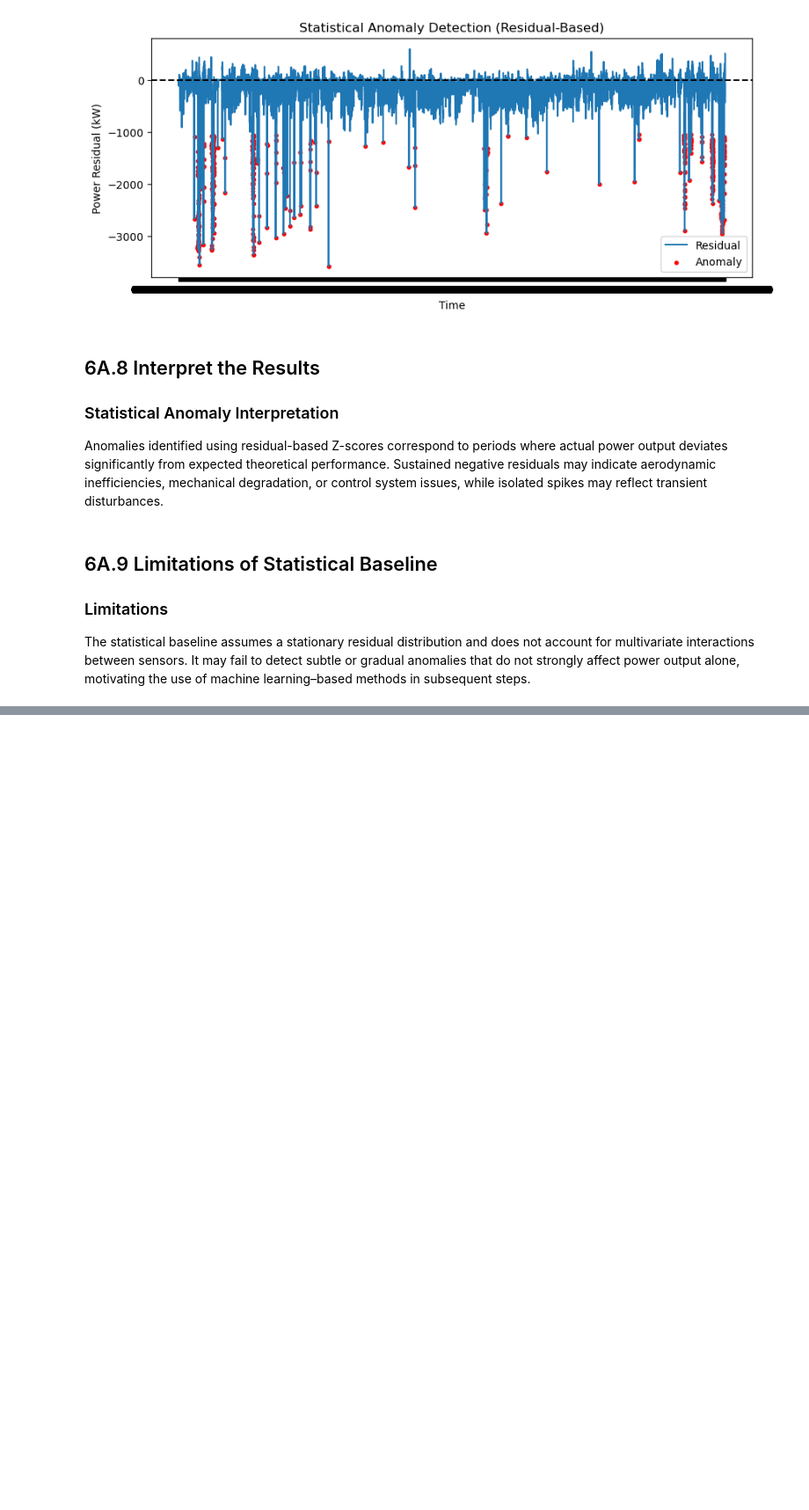
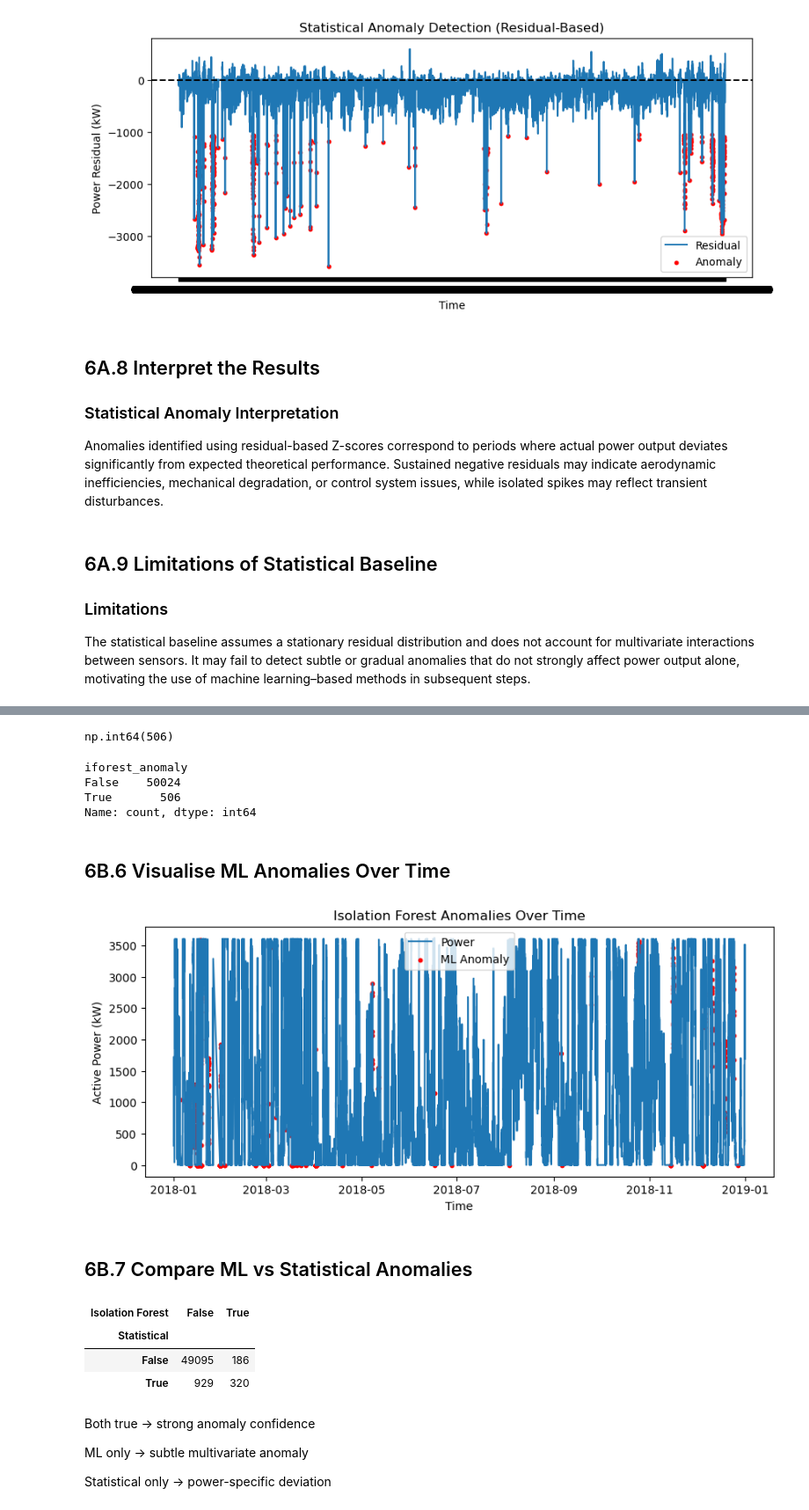
Before and after one commit to Bucci-beep/wind-turbine-scada-anomaly-detection, a Jupyter notebook: notebooks/wind_turbine_scada_eda.ipynb, the cells around one changed output, grey strips where cells are left out. Shown at 88% size. Drawn from its saved outputs; the diff is of its cells as text; code cells hidden in the pictures; blank space fills up the shorter version.

Commit message:
Added an ML-based anomaly detection with agreement analysis.

```diff
--- a/notebooks/wind_turbine_scada_eda.ipynb
+++ b/notebooks/wind_turbine_scada_eda.ipynb
@@ -355,0 +376,5 @@ It may fail to detect subtle or gradual anomalies that do not strongly affect po
+# %%
+from sklearn.preprocessing import StandardScaler
+
+scaler = StandardScaler()
+X_scaled = scaler.fit_transform(X)
@@ -355,0 +385,10 @@ It may fail to detect subtle or gradual anomalies that do not strongly affect po
+# %%
+from sklearn.ensemble import IsolationForest
+
+iso_forest = IsolationForest(
+    n_estimators=200,
+    contamination=0.01,      # assume ~1% anomalies
+    random_state=42
+)
+
+iso_forest.fit(X_scaled)
@@ -355,0 +404,41 @@ It may fail to detect subtle or gradual anomalies that do not strongly affect po
+# %%
+df_ml = df_clean.copy()
+
+df_ml["iforest_score"] = iso_forest.decision_function(X_scaled)
+df_ml["iforest_anomaly"] = iso_forest.predict(X_scaled)
+# %%
+# convert to boolean
+df_ml["iforest_anomaly"] = df_ml["iforest_anomaly"] == -1
+# %% [output]
+np.int64(506)
+# %%
+# check counts
+df_ml["iforest_anomaly"].value_counts()
+# %% [output]
+iforest_anomaly
+False    50024
+True       506
+Name: count, dtype: int64
+# %% [markdown]
+## 6B.6 Visualise ML Anomalies Over Time
+# %%
+plt.figure(figsize=(10, 4))
+plt.plot(df_ml["Date/Time"], df_ml["LV ActivePower (kW)"], label="Power")
+
+plt.scatter(
+    df_ml.loc[df_ml["iforest_anomaly"], "Date/Time"],
+    df_ml.loc[df_ml["iforest_anomaly"], "LV ActivePower (kW)"],
+    color="red",
+    s=10,
+    label="ML Anomaly"
+)
+
+plt.title("Isolation Forest Anomalies Over Time")
+plt.xlabel("Time")
+plt.ylabel("Active Power (kW)")
+plt.legend()
+plt.show()
+# %% [output]
+[figure, added]
+# %% [markdown]
+## 6B.7 Compare ML vs Statistical Anomalies
@@ -355,0 +451,19 @@ It may fail to detect subtle or gradual anomalies that do not strongly affect po
+# %%
+# Agreement analysis
+pd.crosstab(
+    df_compare["stat_anomaly"],
+    df_compare["iforest_anomaly"],
+    rownames=["Statistical"],
+    colnames=["Isolation Forest"]
+)
+# %% [output]
+| Isolation Forest | False | True |
+| Statistical |  |  |
+| False | 49095 | 186 |
+| True | 929 | 320 |
+# %% [markdown]
+Both true → strong anomaly confidence
+
+ML only → subtle multivariate anomaly
+
+Statistical only → power-specific deviation
```
Also changed, not shown: parts of 16 cells of this notebook.
